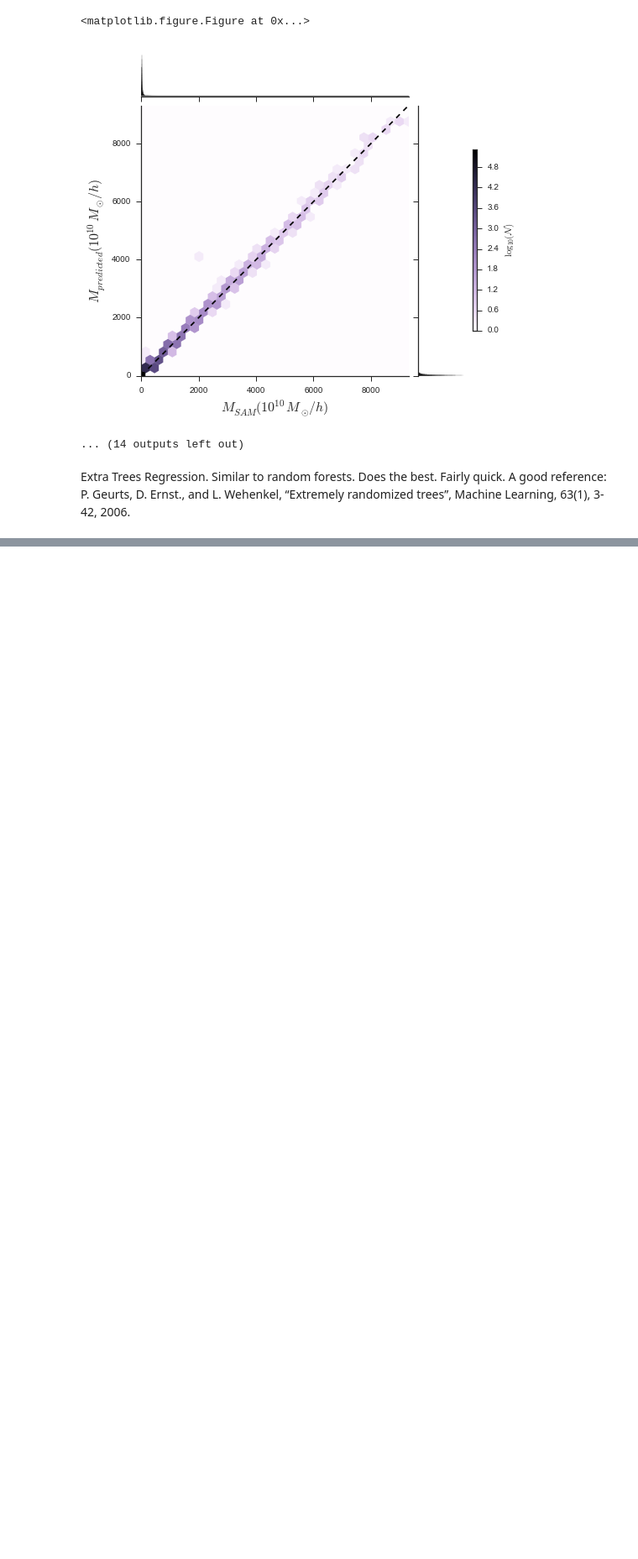
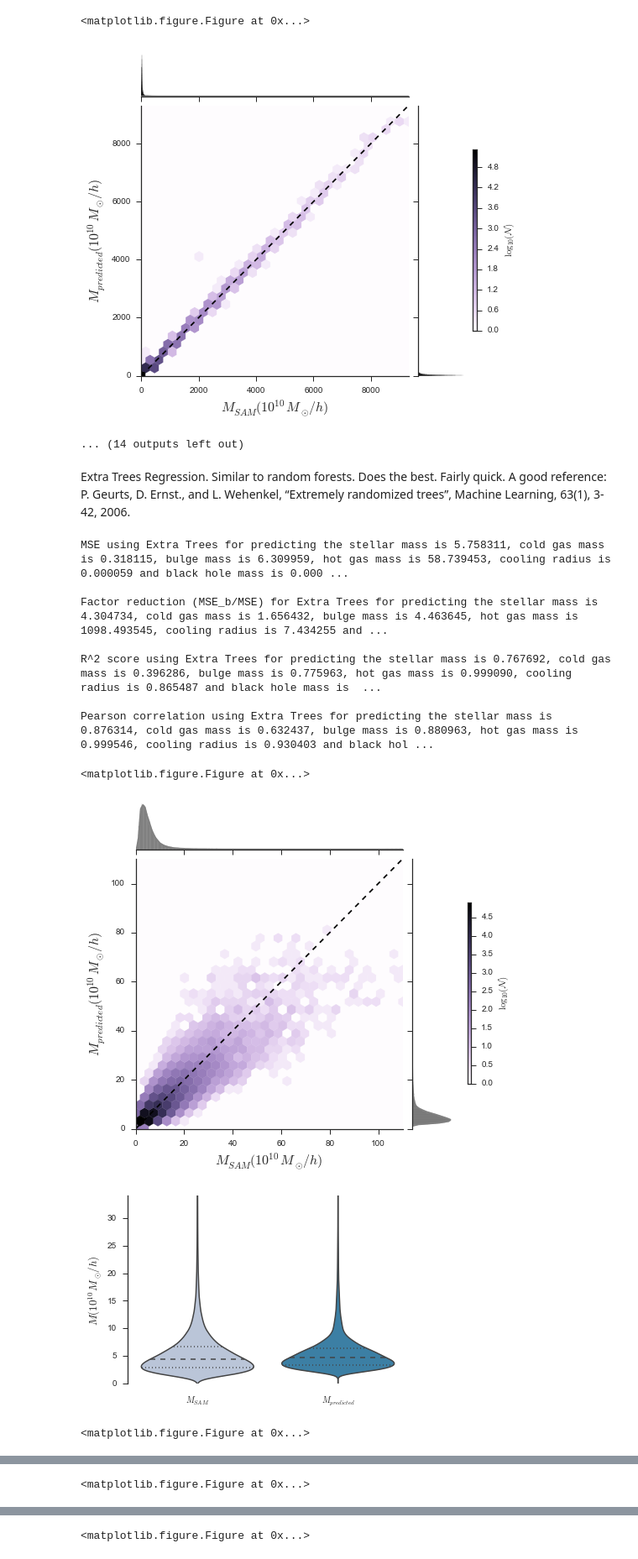
Before and after one commit to ProfessorBrunner/ml-sims, a Jupyter notebook: ml_and_sims.ipynb, the cells around one changed output, grey strips where cells are left out. Shown at 84% size. Cells and saved outputs as stored; diff of their text form; code cells hidden in the pictures; blank space fills up the shorter version.

```diff
--- a/ml_and_sims.ipynb
+++ b/ml_and_sims.ipynb
@@ -266,41 +288,53 @@ grid_search = GridSearchCV(etree, param_grid=param_dist)
 grid_search.fit(B_train, M_train)
 
 report(grid_search.grid_scores_)
 '''
-
+'''
 etree = ExtraTreesRegressor(n_estimators=700, min_samples_split=5, n_jobs=-1)
 etree.fit(H_train, M_train)
 M_pred_etree = etree.predict(H_test)
 
 mse_etree = mse(M_test, M_pred_etree)
 del etree
-
-print('MSE using Random Forests for predicting the stellar mass is %f, cold gas mass is %f, bulge mass is %f, hot gas mass is %f, cooling radius is %f and black hole mass is %f\n' % (mse_etree[0], mse_etree[1], mse_etree[2], mse_etree[3], mse_etree[4], mse_etree[5]))
+'''
+print('MSE using Extra Trees for predicting the stellar mass is %f, cold gas mass is %f, bulge mass is %f, hot gas mass is %f, cooling radius is %f and black hole mass is %f\n' % (mse_etree[0], mse_etree[1], mse_etree[2], mse_etree[3], mse_etree[4], mse_etree[5]))
 
 factors = base_mse/mse_etree
 
-print('Factor reduction (MSE_b/MSE) for Random Forests for predicting the stellar mass is %f, cold gas mass is %f, bulge mass is %f, hot gas mass is %f, cooling radius is %f and black hole mass is %f\n' % (factors[0], factors[1],  factors[2], factors[3], factors[4], factors[5])) #TODO: prettier way to print this stuff
-print('R^2 score using Random Forests for predicting the stellar mass is %f, cold gas mass is %f, bulge mass is %f, hot gas mass is %f, cooling radius is %f and black hole mass is %f\n' % (r2_score(M_test[:,0], M_pred_etree[:,0]), r2_score(M_test[:,1], M_pred_etree[:,1]),  r2_score(M_test[:,2], M_pred_etree[:,2]), r2_score(M_test[:,3], M_pred_etree[:,3]), r2_score(M_test[:,4], M_pred_etree[:,4]), r2_score(M_test[:,5], M_pred_etree[:,5])))
-print('Pearson correlation using Random Forests for predicting the stellar mass is %f, cold gas mass is %f, bulge mass is %f, hot gas mass is %f, cooling radius is %f and black hole mass is %f' % (pearsonr(M_test[:,0], M_pred_etree[:,0])[0], pearsonr(M_test[:,1], M_pred_etree[:,1])[0],  pearsonr(M_test[:,2], M_pred_etree[:,2])[0], pearsonr(M_test[:,3], M_pred_etree[:,3])[0], pearsonr(M_test[:,4], M_pred_etree[:,4])[0], pearsonr(M_test[:,5], M_pred_etree[:,5])[0]))
+print('Factor reduction (MSE_b/MSE) for Extra Trees for predicting the stellar mass is %f, cold gas mass is %f, bulge mass is %f, hot gas mass is %f, cooling radius is %f and black hole mass is %f\n' % (factors[0], factors[1],  factors[2], factors[3], factors[4], factors[5])) #TODO: prettier way to print this stuff
+print('R^2 score using Extra Trees for predicting the stellar mass is %f, cold gas mass is %f, bulge mass is %f, hot gas mass is %f, cooling radius is %f and black hole mass is %f\n' % (r2_score(M_test[:,0], M_pred_etree[:,0]), r2_score(M_test[:,1], M_pred_etree[:,1]),  r2_score(M_test[:,2], M_pred_etree[:,2]), r2_score(M_test[:,3], M_pred_etree[:,3]), r2_score(M_test[:,4], M_pred_etree[:,4]), r2_score(M_test[:,5], M_pred_etree[:,5])))
+print('Pearson correlation using Extra Trees for predicting the stellar mass is %f, cold gas mass is %f, bulge mass is %f, hot gas mass is %f, cooling radius is %f and black hole mass is %f' % (pearsonr(M_test[:,0], M_pred_etree[:,0])[0], pearsonr(M_test[:,1], M_pred_etree[:,1])[0],  pearsonr(M_test[:,2], M_pred_etree[:,2])[0], pearsonr(M_test[:,3], M_pred_etree[:,3])[0], pearsonr(M_test[:,4], M_pred_etree[:,4])[0], pearsonr(M_test[:,5], M_pred_etree[:,5])[0]))
 
 [genplots_M(np.c_[M_test[:,i], M_pred_etree[:,i]], mse_etree[i]) for i in [x for x in xrange(0,6) if x != 4]]
 genplots_M(np.c_[M_test[:,4], M_pred_etree[:,4]], mse_etree[4], plot_type='R')
 
 plot_smhm(M_test[:,0], M_pred_etree[:,0], H_test[:,0])
 plot_bhbulge(M_test[:,5], M_pred_etree[:,5], M_test[:,2], M_pred_etree[:,2])
 plot_coldgasfrac(M_test[:,1], M_pred_etree[:,1], M_test[:,0], M_pred_etree[:,0])
 
 C_train = np.ravel(C_train)
 C_test = np.ravel(C_test)
-
+'''
 etree = ExtraTreesRegressor(n_estimators=700, n_jobs=-1, min_samples_split=5)
 etree.fit(N_train, C_train)
 C_pred_etree = etree.predict(N_test)
-
+'''
 mse_etree_mod = mse(C_test,C_pred_etree)
 
-print('MSE using kNN for predicting the cold gas mass including the baryonic inputs is %f' % mse_etree_mod)
-print('R^2 score using Random Forests for predicting the cold gas mass including the baryonic inputs is %f' %  r2_score(C_test[:], C_pred_etree[:]))
-print('Pearson correlation using Random Forests for predicting the cold gas mass including the baryonic inputs is %f' % pearsonr(C_test[:], C_pred_etree[:])[0])
+print('MSE using Extra Trees for predicting the cold gas mass including the baryonic inputs is %f' % mse_etree_mod)
+print('R^2 score using Extra Trees for predicting the cold gas mass including the baryonic inputs is %f' %  r2_score(C_test[:], C_pred_etree[:]))
+print('Pearson correlation using Extra Trees for predicting the cold gas mass including the baryonic inputs is %f' % pearsonr(C_test[:], C_pred_etree[:])[0])
 
 genplots_M(np.c_[C_test[:],C_pred_rf[:]], mse_rf_mod)
+# %% [output]
+MSE using Extra Trees for predicting the stellar mass is 5.758311, cold gas mass is 0.318115, bulge mass is 6.309959, hot gas mass is 58.739453, cooling radius is 0.000059 and black hole mass is 0.000 ...
+
+Factor reduction (MSE_b/MSE) for Extra Trees for predicting the stellar mass is 4.304734, cold gas mass is 1.656432, bulge mass is 4.463645, hot gas mass is 1098.493545, cooling radius is 7.434255 and ...
+
+R^2 score using Extra Trees for predicting the stellar mass is 0.767692, cold gas mass is 0.396286, bulge mass is 0.775963, hot gas mass is 0.999090, cooling radius is 0.865487 and black hole mass is  ...
+
+Pearson correlation using Extra Trees for predicting the stellar mass is 0.876314, cold gas mass is 0.632437, bulge mass is 0.880963, hot gas mass is 0.999546, cooling radius is 0.930403 and black hol ...
+<matplotlib.figure.Figure at 0x...>
+[figure, added]
+[figure, added]
+<matplotlib.figure.Figure at 0x...>
@@ -306,0 +343 @@ genplots_M(np.c_[C_test[:],C_pred_rf[:]], mse_rf_mod)
+<matplotlib.figure.Figure at 0x...>
@@ -306,0 +346 @@ genplots_M(np.c_[C_test[:],C_pred_rf[:]], mse_rf_mod)
+<matplotlib.figure.Figure at 0x...>
```
Also changed, not shown: parts of 8 cells of this notebook.
